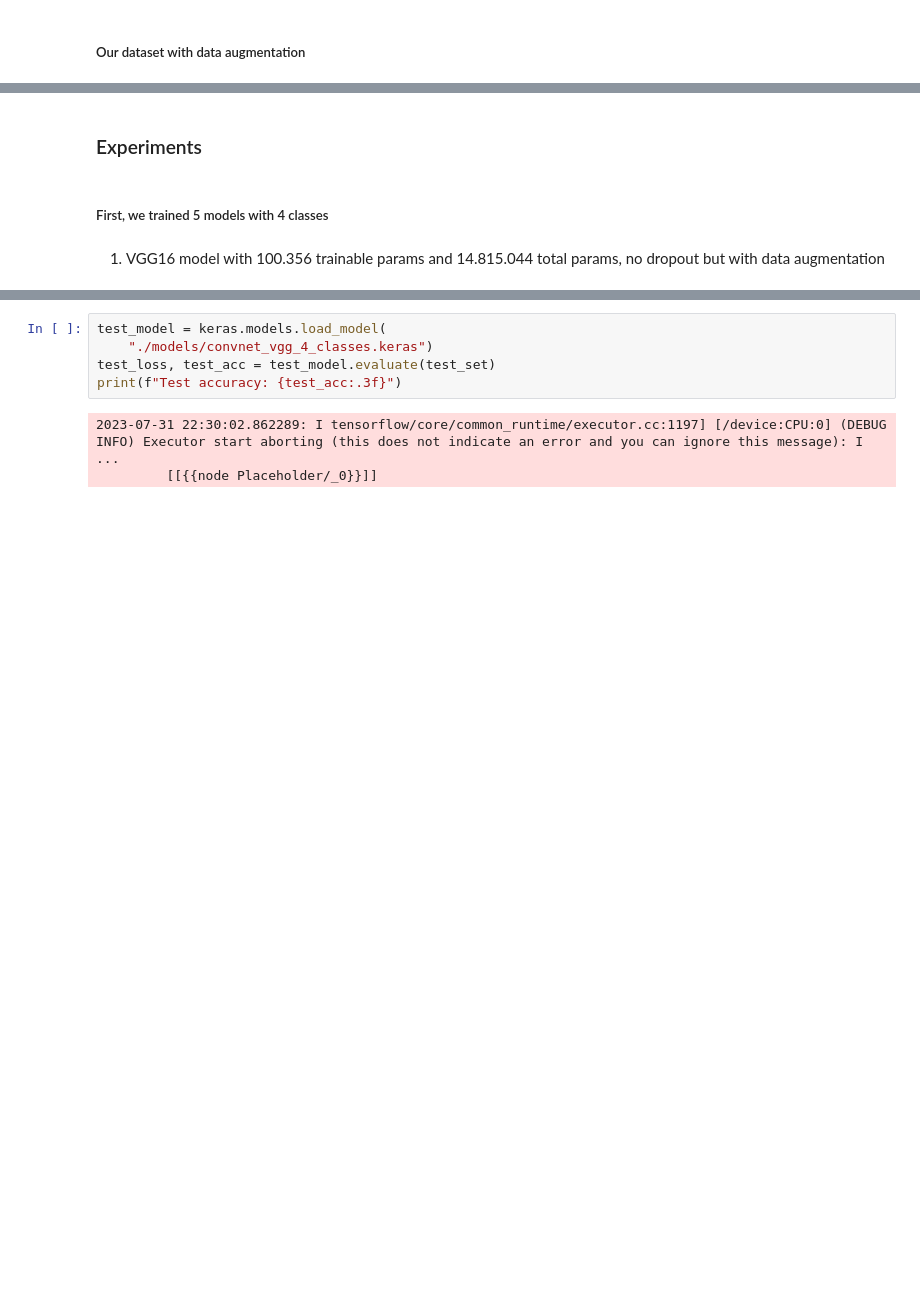
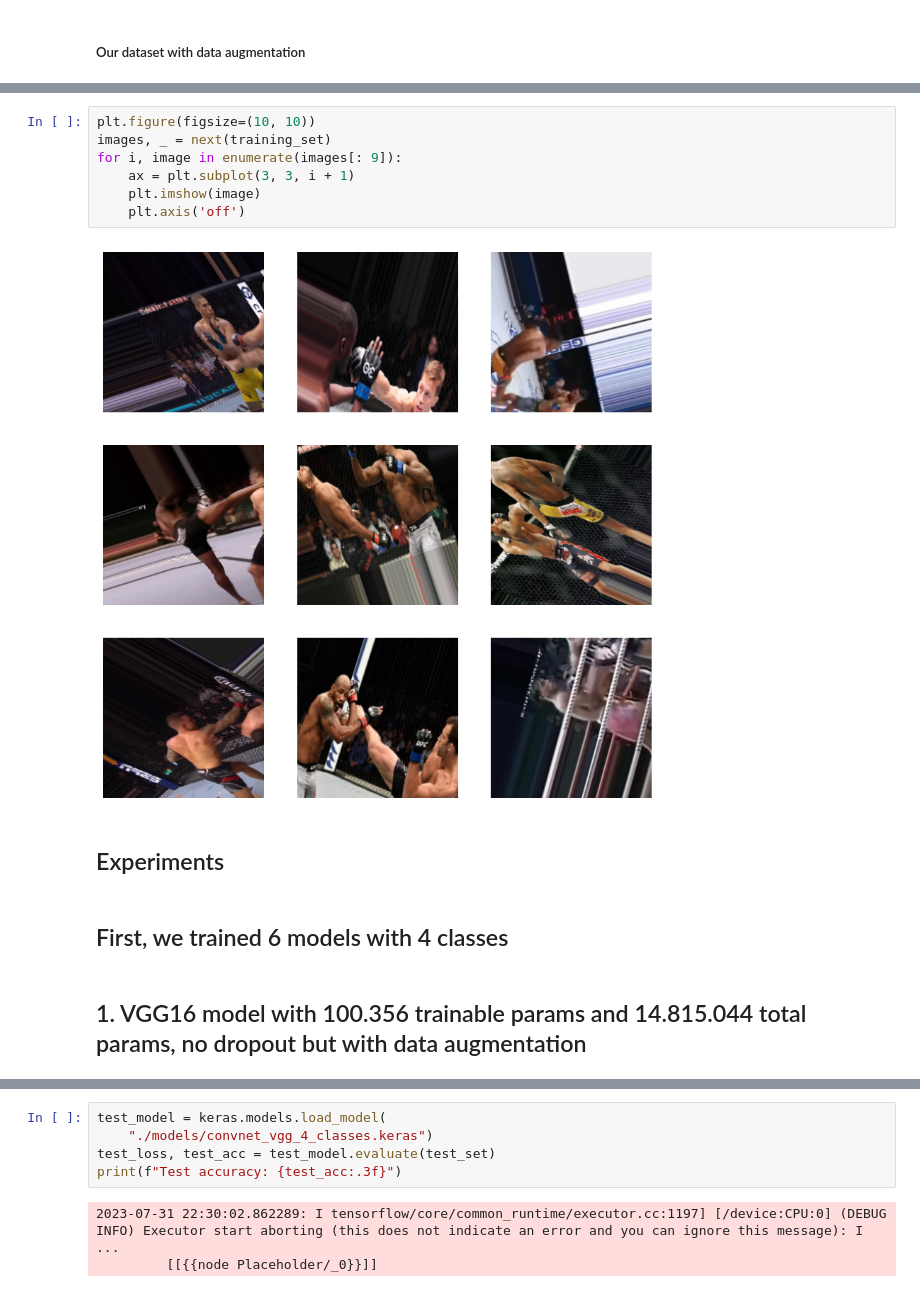
Before and after one commit to jorgeluisgalarraga/kick-and-punch-detection, a Jupyter notebook: Report.ipynb, the cells around one changed output, grey strips where cells are left out. Drawn from its saved outputs; the diff is of its cells as text; blank space fills up the shorter version.

```diff
--- a/Report.ipynb
+++ b/Report.ipynb
@@ -97,6 +88,15 @@ show_sample_images(train_path, classes, num_samples_per_class)
+# %%
+plt.figure(figsize=(10, 10))
+images, _ = next(training_set)
+for i, image in enumerate(images[: 9]):
+    ax = plt.subplot(3, 3, i + 1)
+    plt.imshow(image)
+    plt.axis('off')
+# %% [output]
+[figure, added]
 # %% [markdown]
-### Experiments
+## Experiments
 # %% [markdown]
-##### First, we trained 5 models with 4 classes
+## First, we trained 6 models with 4 classes
 # %% [markdown]
-1. VGG16 model with 100.356 trainable params and 14.815.044 total params, no dropout but with data augmentation
+## 1. VGG16 model with 100.356 trainable params and 14.815.044 total params, no dropout but with data augmentation
```
Also changed, not shown: parts of 58 cells of this notebook, 2 other files.
